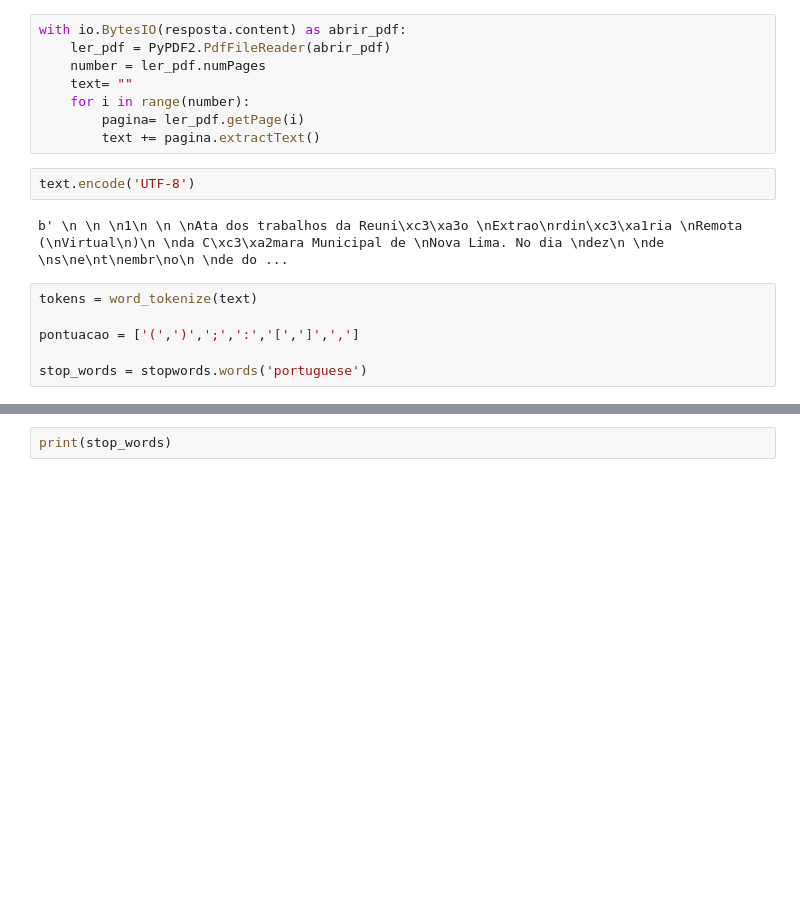
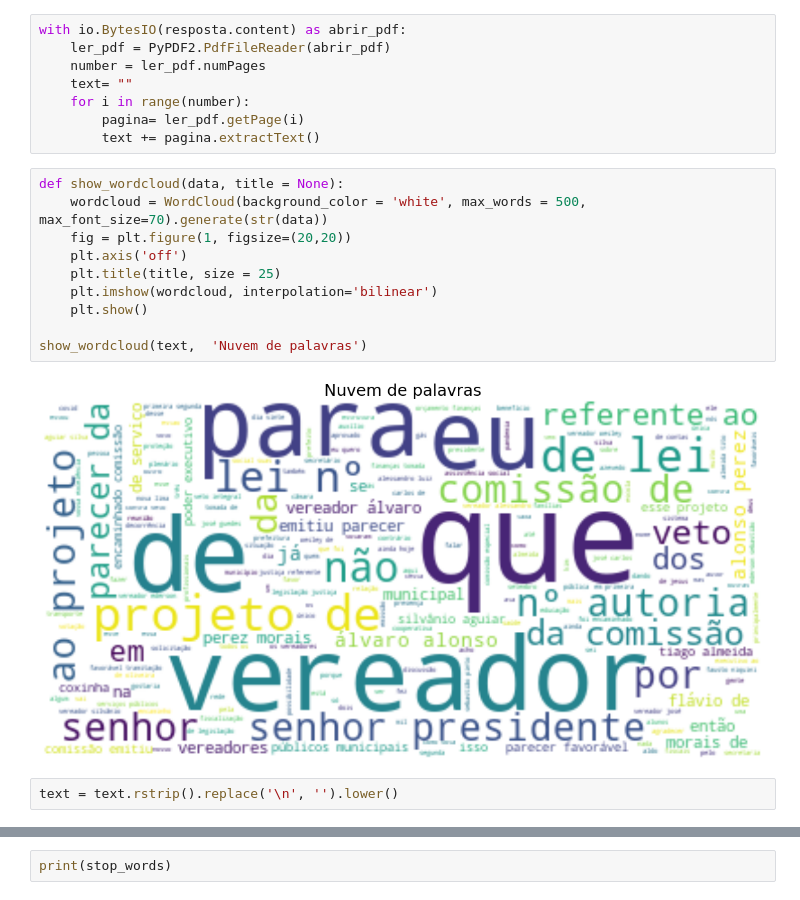
Before and after one commit to MichelAngelo7/NovaLima, a Jupyter notebook: Nuvem de palavras.ipynb, the cells around one changed output, grey strips where cells are left out. Cells and saved outputs as stored; diff of their text form; blank space fills up the shorter version.

```diff
--- a/Nuvem de palavras.ipynb
+++ b/Nuvem de palavras.ipynb
@@ -21,13 +21,17 @@ with io.BytesIO(resposta.content) as abrir_pdf:
     for i in range(number):
         pagina= ler_pdf.getPage(i)
         text += pagina.extractText()
-# %%
-text.encode('UTF-8')
-# %% [output]
-b' \n \n \n1\n \n \nAta dos trabalhos da Reuni\xc3\xa3o \nExtrao\nrdin\xc3\xa1ria \nRemota (\nVirtual\n)\n \nda C\xc3\xa2mara Municipal de \nNova Lima. No dia \ndez\n \nde \ns\ne\nt\nembr\no\n \nde do ...
-# %%
-tokens = word_tokenize(text)
-
-pontuacao = ['(',')',';',':','[',']',',']
-
-stop_words = stopwords.words('portuguese')
+# %%
+def show_wordcloud(data, title = None):
+    wordcloud = WordCloud(background_color = 'white', max_words = 500, max_font_size=70).generate(str(data))
+    fig = plt.figure(1, figsize=(20,20))
+    plt.axis('off')
+    plt.title(title, size = 25)
+    plt.imshow(wordcloud, interpolation='bilinear')
+    plt.show()
+
+show_wordcloud(text,  'Nuvem de palavras')
+# %% [output]
+[figure, added]
+# %%
+text = text.rstrip().replace('\n', '').lower()
```
Also changed, not shown: parts of 11 cells of this notebook.
